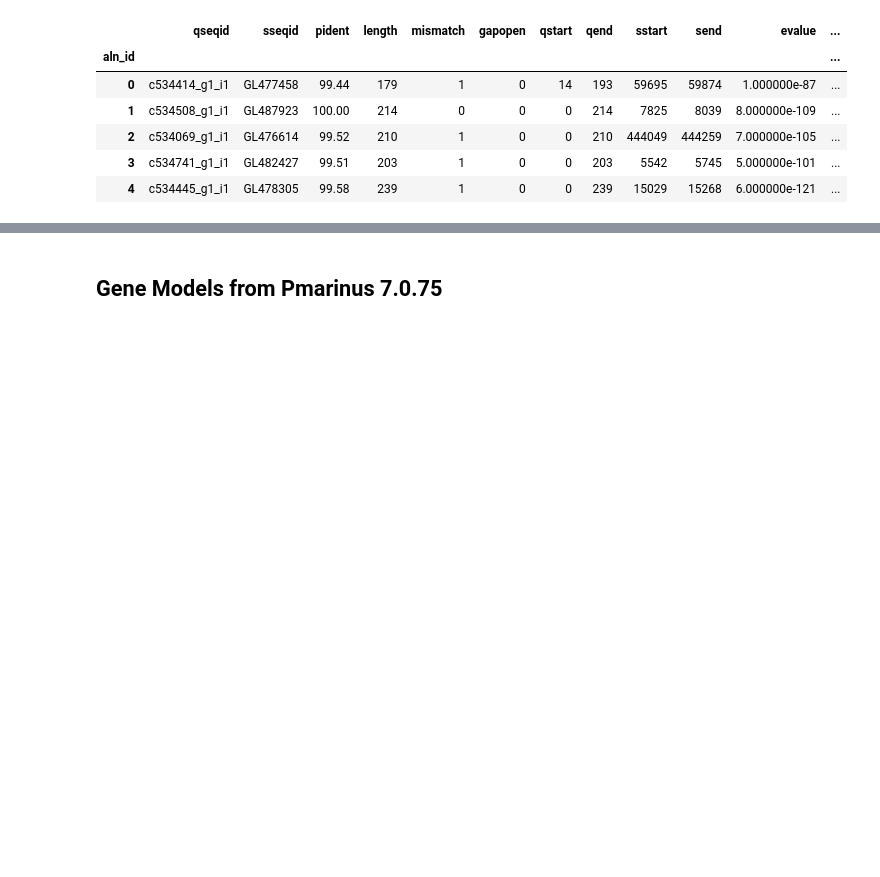
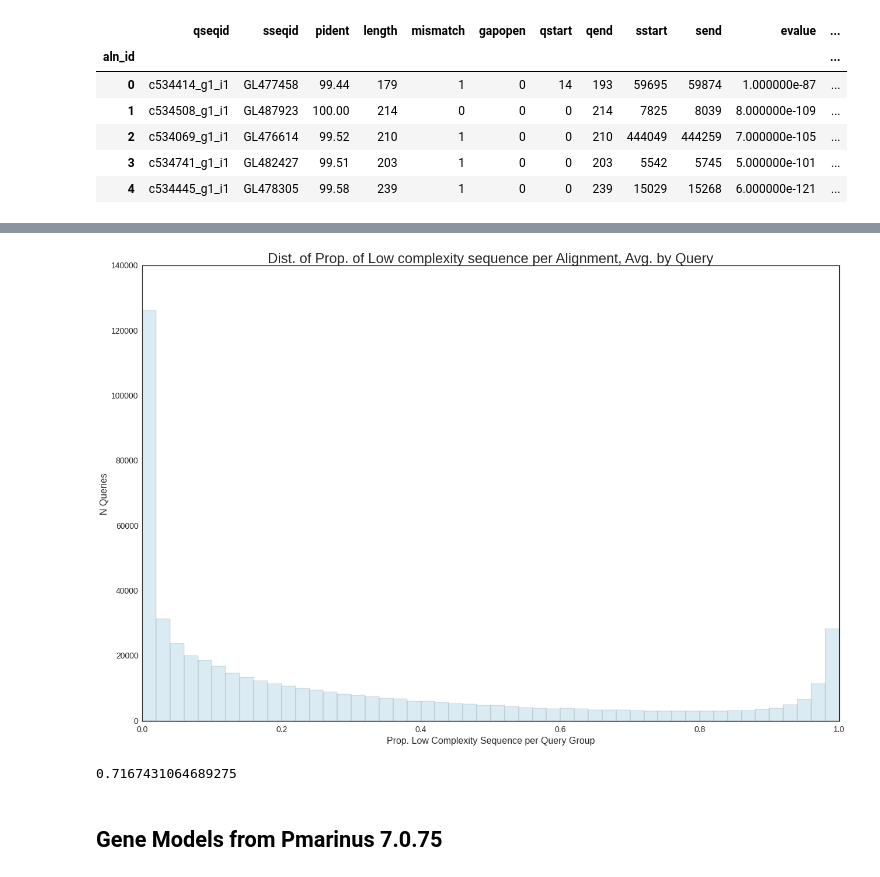
Before and after one commit to standage/2015-petMarSB, a Jupyter notebook: notebooks/petmar-cross-validate.ipynb, the cells around one changed output, grey strips where cells are left out. Saved outputs shown, nothing was run; the diff lists cells and outputs as text; code cells hidden in the pictures; blank space fills up the shorter version.

```diff
--- a/notebooks/petmar-cross-validate.ipynb
+++ b/notebooks/petmar-cross-validate.ipynb
@@ -184,0 +225,8 @@ lamp10_ortho = store['lamp10_ortho']
+# %%
+with FigManager() as (fix, ax):
+    sns.distplot(q_rep, kde=False, ax=ax)
+    ax.set_title('Dist. of Prop. of Low complexity sequence per Alignment, Avg. by Query')
+    ax.set_xlabel('Prop. Low Complexity Sequence per Query Group')
+    ax.set_ylabel('N Queries')
+# %% [output]
+[figure, added]
@@ -185,3 +235,7 @@ lamp10_ortho = store['lamp10_ortho']
+# %%
+float(lamp10_lowcomp_filter.sum()) / len(lamp10_lowcomp_filter)
+# %% [output]
+0.7167431064689275
 # %% [markdown]
 ## Gene Models from Pmarinus 7.0.75
 # %%
```
Also changed, not shown: parts of 21 cells of this notebook, 3 other files.
